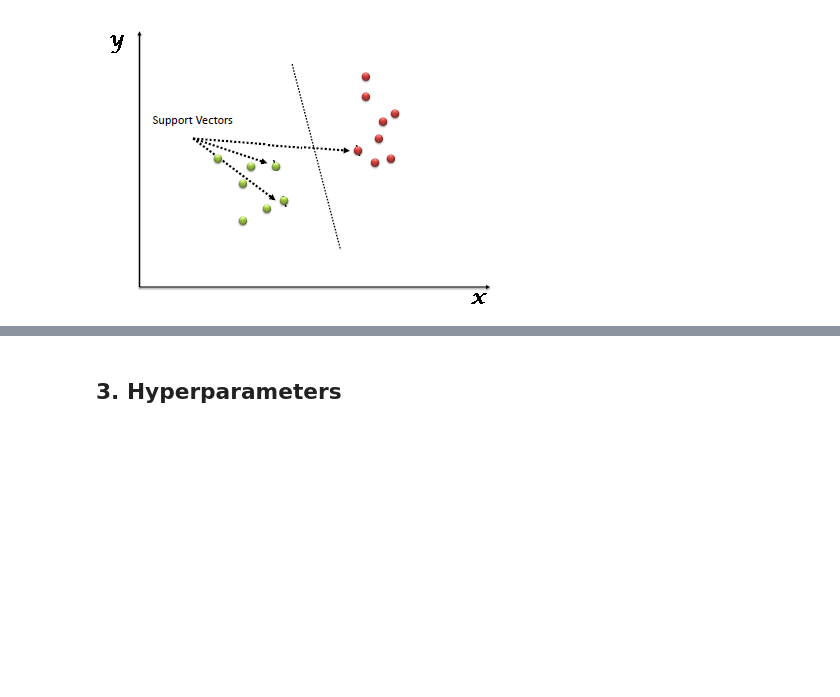
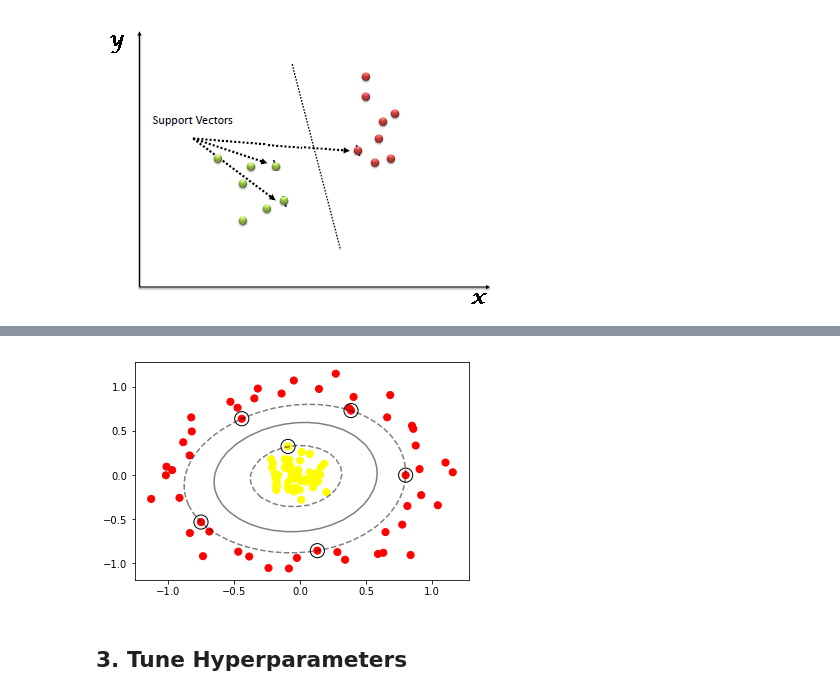
Before and after one commit to XuefeiY/Machine-Learning-Notes, a Jupyter notebook: SVM/Support Vector Machine.ipynb, the cells around one changed output, grey strips where cells are left out. Saved outputs shown, nothing was run; the diff lists cells and outputs as text; code cells hidden in the pictures; blank space fills up the shorter version.

```diff
--- a/SVM/Support Vector Machine.ipynb
+++ b/SVM/Support Vector Machine.ipynb
@@ -45,2 +111,13 @@ Tt is a good idea to start with a __quadratic polynomial__ and work your way up
+# %%
+clf = SVC(kernel='rbf', C=1E6)
+clf.fit(X, y)
+
+plt.scatter(X[:, 0], X[:, 1], c=y, s=50, cmap='autumn')
+plot_svc_decision_function(clf)
+plt.scatter(clf.support_vectors_[:, 0], clf.support_vectors_[:, 1],
+            s=200, lw=1, facecolors='None', edgecolors='black')
+plt.show()
+# %% [output]
+[figure, added]
 # %% [markdown]
-## 3. Hyperparameters
+## 3. Tune Hyperparameters
```
Also changed, not shown: parts of 23 cells of this notebook, 1 other file.
